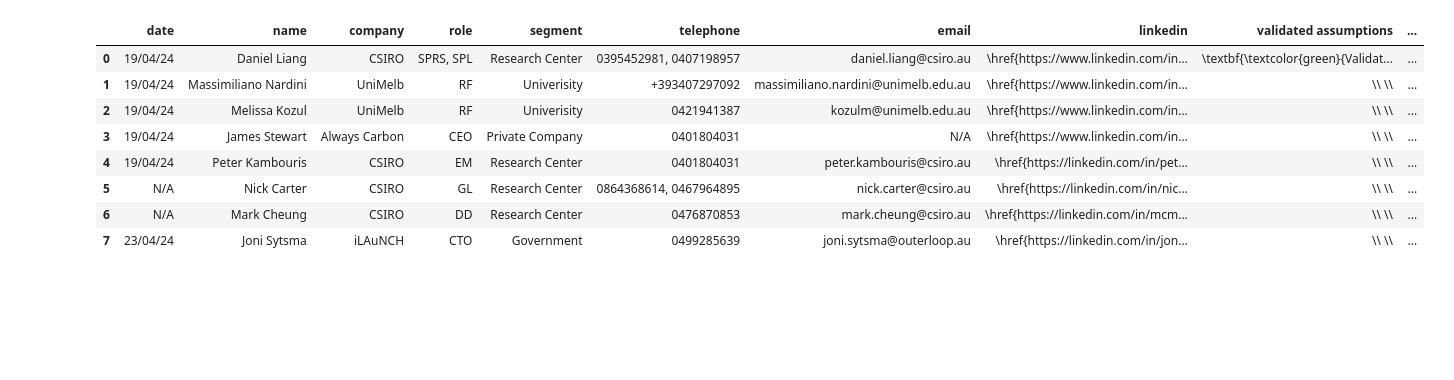
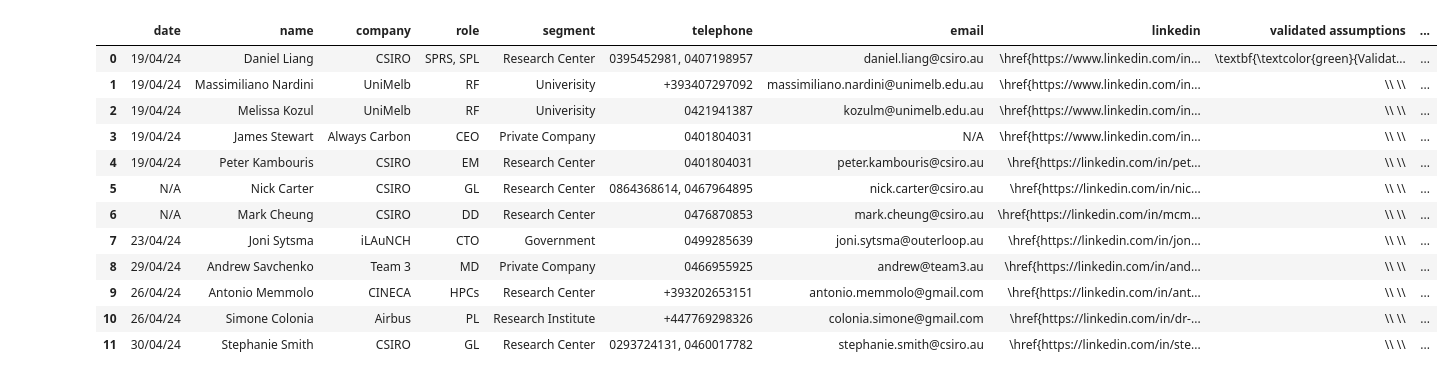
Before and after one commit to lkampoli/hypersocks.team.io, a Jupyter notebook: notebooks/workbook.ipynb, the cells around one changed output. Cells and saved outputs as stored; diff of their text form; code cells hidden in the pictures; blank space fills up the shorter version.

```diff
--- a/notebooks/workbook.ipynb
+++ b/notebooks/workbook.ipynb
@@ -80,7 +83,7 @@ def generate_table(data):
 
     # Add sidewaystable environment
     table = "\\begin{sidewaystable}[htbp]\n" + table
-    table += "\\caption{SPRS = Senior Principal Research Scientist, SPL = Senior Project Leader, RF = Research Fellow, CE = Chief Executive Officer, EM = Enterprise Manager, GL = Group Leader, DD = Deputy Director, CTO = Chief Technology Officer)}\\label{tab:data-structures}"
+    table += "\\caption{HPCs = HPC specialist, SPRS = Senior Principal Research Scientist, PL = Project Leader, SPL = Senior Project Leader, RF = Research Fellow, CE = Chief Executive Officer, EM = Enterprise Manager, GL = Group Leader, DD = Deputy Director, CTO = Chief Technology Officer)}\\label{tab:data-structures}"
     table += "\n\\end{sidewaystable}"
 
     # Remove \hline after \end{tabular}
@@ -199,6 +202,62 @@ data = [
         "\\href{https://linkedin.com/in/joni-sytsma}{linkedin}",
         "\\\\ \\\\ ",
         "\\\\ \\\\ ",
+        "Unique value proposition; product replacement theory; what we got, where we are at, what customers need; CART3D; Ansys; Memko; Leap Australia",
+        "Michael Smart"
+    ],
+    [   #"9",
+        "29/04/24",
+        "Andrew Savchenko",
+        "Team 3",
+        "MD",
+        "Private Company",
+        "0466955925",
+        "andrew@team3.au",
+        "\\href{https://linkedin.com/in/andrew-savchenko}{linkedin}",
+        "\\\\ \\\\ ",
+        "\\\\ \\\\ ",
+        "",
+        ""
+    ],
+    [   #"10",
+        "26/04/24",
+        "Antonio Memmolo",
+        "CINECA",
+        "HPCs",
+        "Research Center",
+        "+393202653151",
+        "antonio.memmolo@gmail.com",
+        "\\href{https://linkedin.com/in/antonio-memmolo}{linkedin}",
+        "\\\\ \\\\ ",
+        "\\\\ \\\\ ",
+        "",
+        ""
+    ],
+    [   #"11",
+        "26/04/24",
+        "Simone Colonia",
+        "Airbus",
+        "PL",
+        "Research Institute",
+        "+447769298326",
+        "colonia.simone@gmail.com",
+        "\\href{https://linkedin.com/in/dr-simone-colonia-314104136}{linkedin}",
+        "\\\\ \\\\ ",
+        "\\\\ \\\\ ",
+        "",
+        ""
+    ],
+    [   #"12",
+        "30/04/24",
+        "Stephanie Smith",
+        "CSIRO",
+        "GL",
+        "Research Center",
+        "0293724131, 0460017782",
+        "stephanie.smith@csiro.au",
+        "\\href{https://linkedin.com/in/stephanie-smith-b90451a9}{linkedin}",
+        "\\\\ \\\\ ",
+        "\\\\ \\\\ ",
         "",
         ""
     ]
@@ -208,7 +267,7 @@ data = [
 latex_table = generate_table(data)
 
 # Print the LaTeX code
-#print(latex_table)
+print(latex_table)
 
 # Write the LaTeX code to a .tex file
 with open("python2latextable.tex", "w") as f:
@@ -233,12 +307,16 @@ Number of segments: 4
 |  | date | name | company | role | segment | telephone | email | linkedin | validated assumptions | ... |
 | 0 | 19/04/24 | Daniel Liang | CSIRO | SPRS, SPL | Research Center | 0395452981, 0407198957 | daniel.liang@csiro.au | \href{https://www.linkedin.com/in... | \textbf{\textcolor{green}{Validat... | ... |
 | 1 | 19/04/24 | Massimiliano Nardini | UniMelb | RF | Univerisity | +393407297092 | massimiliano.nardini@unimelb.edu.au | \href{https://www.linkedin.com/in... | \\ \\ | ... |
 | 2 | 19/04/24 | Melissa Kozul | UniMelb | RF | Univerisity | 0421941387 | kozulm@unimelb.edu.au | \href{https://www.linkedin.com/in... | \\ \\ | ... |
 | 3 | 19/04/24 | James Stewart | Always Carbon | CEO | Private Company | 0401804031 | N/A | \href{https://www.linkedin.com/in... | \\ \\ | ... |
 | 4 | 19/04/24 | Peter Kambouris | CSIRO | EM | Research Center | 0401804031 | peter.kambouris@csiro.au | \href{https://linkedin.com/in/pet... | \\ \\ | ... |
 | 5 | N/A | Nick Carter | CSIRO | GL | Research Center | 0864368614, 0467964895 | nick.carter@csiro.au | \href{https://linkedin.com/in/nic... | \\ \\ | ... |
 | 6 | N/A | Mark Cheung | CSIRO | DD | Research Center | 0476870853 | mark.cheung@csiro.au | \href{https://linkedin.com/in/mcm... | \\ \\ | ... |
 | 7 | 23/04/24 | Joni Sytsma | iLAuNCH | CTO | Government | 0499285639 | joni.sytsma@outerloop.au | \href{https://linkedin.com/in/jon... | \\ \\ | ... |
+| 8 | 29/04/24 | Andrew Savchenko | Team 3 | MD | Private Company | 0466955925 | andrew@team3.au | \href{https://linkedin.com/in/and... | \\ \\ | ... |
+| 9 | 26/04/24 | Antonio Memmolo | CINECA | HPCs | Research Center | +393202653151 | antonio.memmolo@gmail.com | \href{https://linkedin.com/in/ant... | \\ \\ | ... |
+| 10 | 26/04/24 | Simone Colonia | Airbus | PL | Research Institute | +447769298326 | colonia.simone@gmail.com | \href{https://linkedin.com/in/dr-... | \\ \\ | ... |
+| 11 | 30/04/24 | Stephanie Smith | CSIRO | GL | Research Center | 0293724131, 0460017782 | stephanie.smith@csiro.au | \href{https://linkedin.com/in/ste... | \\ \\ | ... |
 # %%
 # def generate_table(data):
 #     headers = [
```
Also changed, not shown: parts of 8 cells of this notebook, 18 other files.
